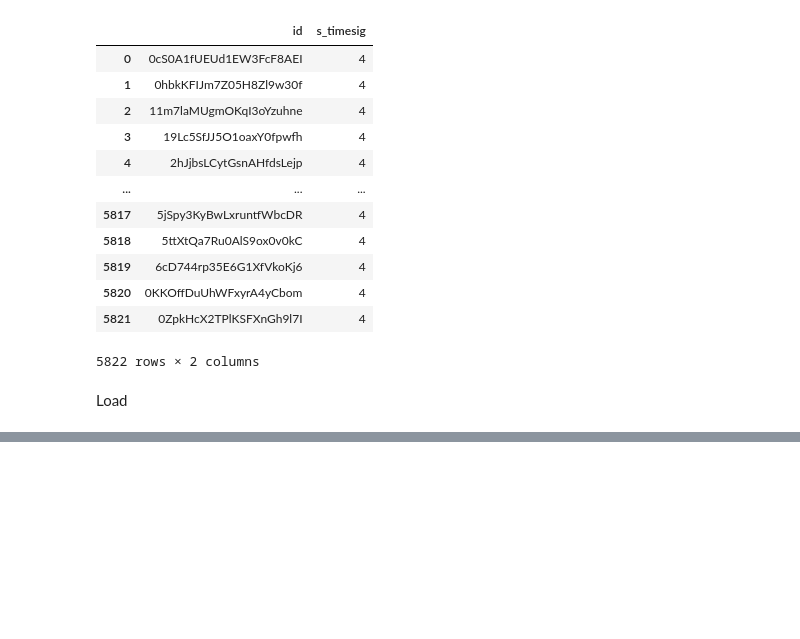
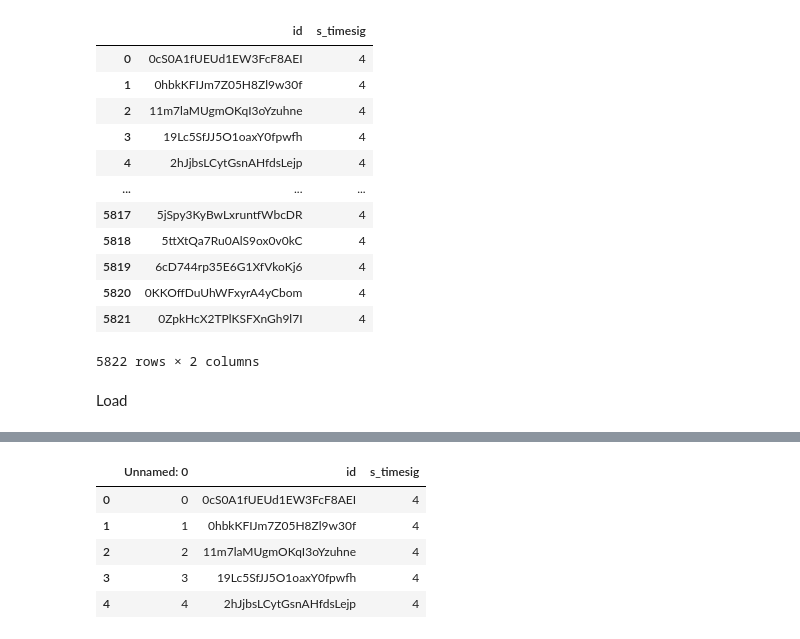
Before and after one commit to annabelcheong/music_lib, a Jupyter notebook: music.ipynb, the cells around one changed output, grey strips where cells are left out. Saved outputs shown, nothing was run; the diff lists cells and outputs as text; code cells hidden in the pictures; blank space fills up the shorter version.

```diff
--- a/music.ipynb
+++ b/music.ipynb
@@ -223,0 +208,10 @@ id_timesig_df.to_sql(name='spotify_api', con=engine, if_exists='append', index=F
+# %%
+ts_df = pd.read_csv('resources/id_timesig_df.csv')
+ts_df.head()
+# %% [output]
+|  | Unnamed: 0 | id | s_timesig |
+| 0 | 0 | 0cS0A1fUEUd1EW3FcF8AEI | 4 |
+| 1 | 1 | 0hbkKFIJm7Z05H8Zl9w30f | 4 |
+| 2 | 2 | 11m7laMUgmOKqI3oYzuhne | 4 |
+| 3 | 3 | 19Lc5SfJJ5O1oaxY0fpwfh | 4 |
+| 4 | 4 | 2hJjbsLCytGsnAHfdsLejp | 4 |
```
Also changed, not shown: parts of 9 cells of this notebook, 3 other files.
